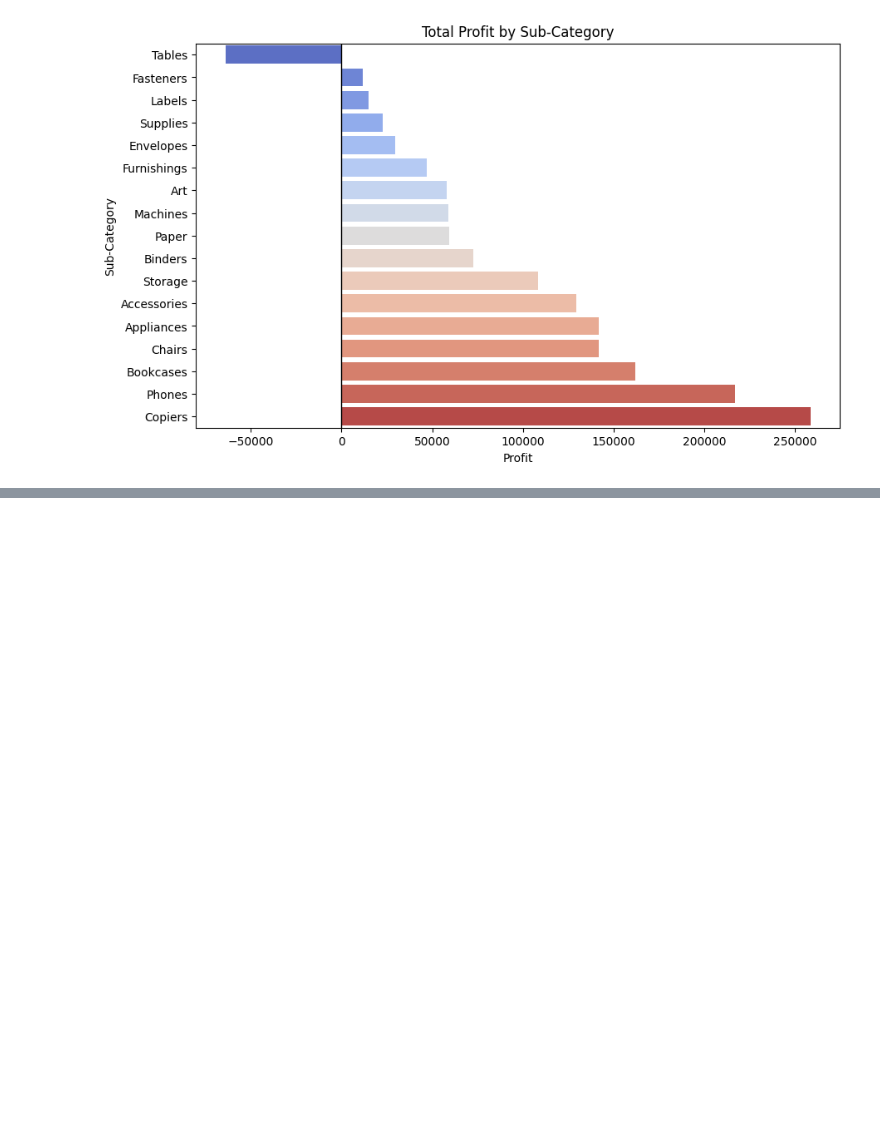
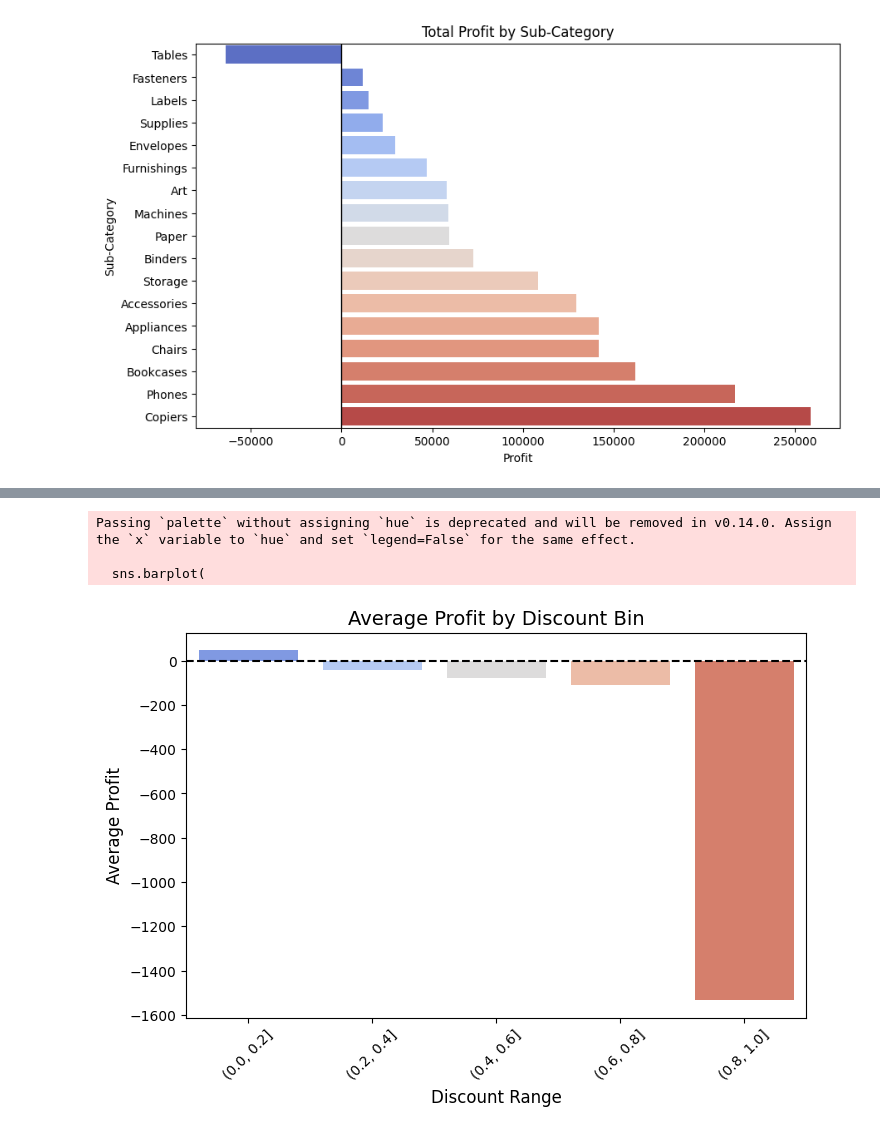
Before and after one commit to Mammirati15/superstore-analysis, a Jupyter notebook: notebooks/01_preprocessing_eda.ipynb, the cells around one changed output, grey strips where cells are left out. Cells and saved outputs as stored; diff of their text form; code cells hidden in the pictures; blank space fills up the shorter version.

Commit message:
subcategories plus discount amount info

```diff
--- a/notebooks/01_preprocessing_eda.ipynb
+++ b/notebooks/01_preprocessing_eda.ipynb
@@ -323,0 +325,5 @@ Passing `palette` without assigning `hue` is deprecated and will be removed in v
+# %%
+original_df['discount_bins'] = pd.cut(original_df['discount'], bins=[0, 0.2, 0.4, 0.6, 0.8, 1.0])
+
+discounts_profit = original_df.groupby('discount_bins')['profit'].mean()
+print(discounts_profit)
@@ -323,0 +341,19 @@ Passing `palette` without assigning `hue` is deprecated and will be removed in v
+# %%
+plt.figure(figsize=(8,5))
+sns.barplot(
+    x=discounts_profit.index.astype(str),
+    y=discounts_profit.values,
+    palette='coolwarm'
+)
+
+plt.title("Average Profit by Discount Bin", fontsize=14)
+plt.xlabel("Discount Range", fontsize=12)
+plt.ylabel("Average Profit", fontsize=12)
+plt.xticks(rotation=45)
+plt.axhline(0, color="black", linestyle="--")
+plt.show()
+# %% [output]
+Passing `palette` without assigning `hue` is deprecated and will be removed in v0.14.0. Assign the `x` variable to `hue` and set `legend=False` for the same effect.
+
+  sns.barplot(
+[figure, added]
```
Also changed, not shown: parts of 8 cells of this notebook.
